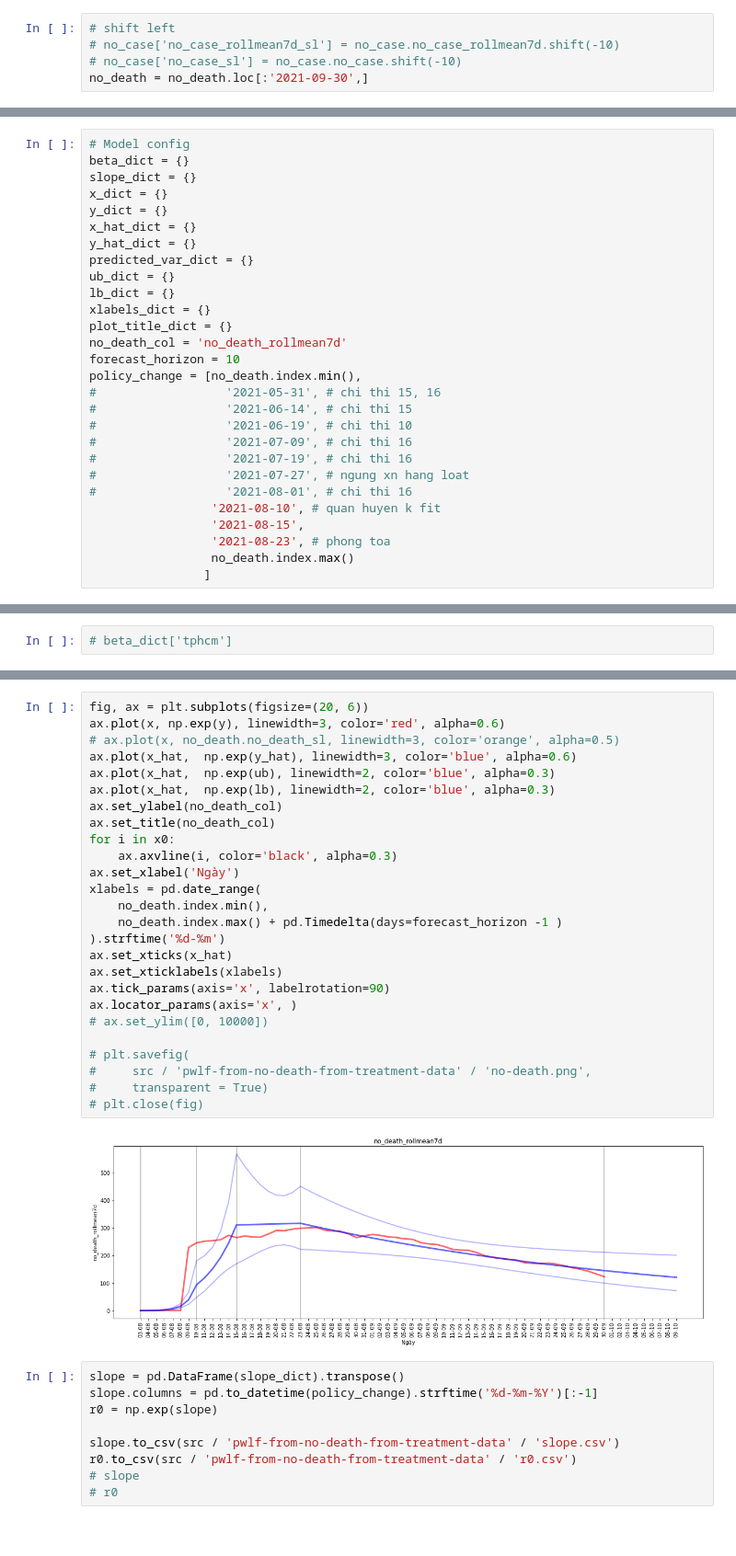
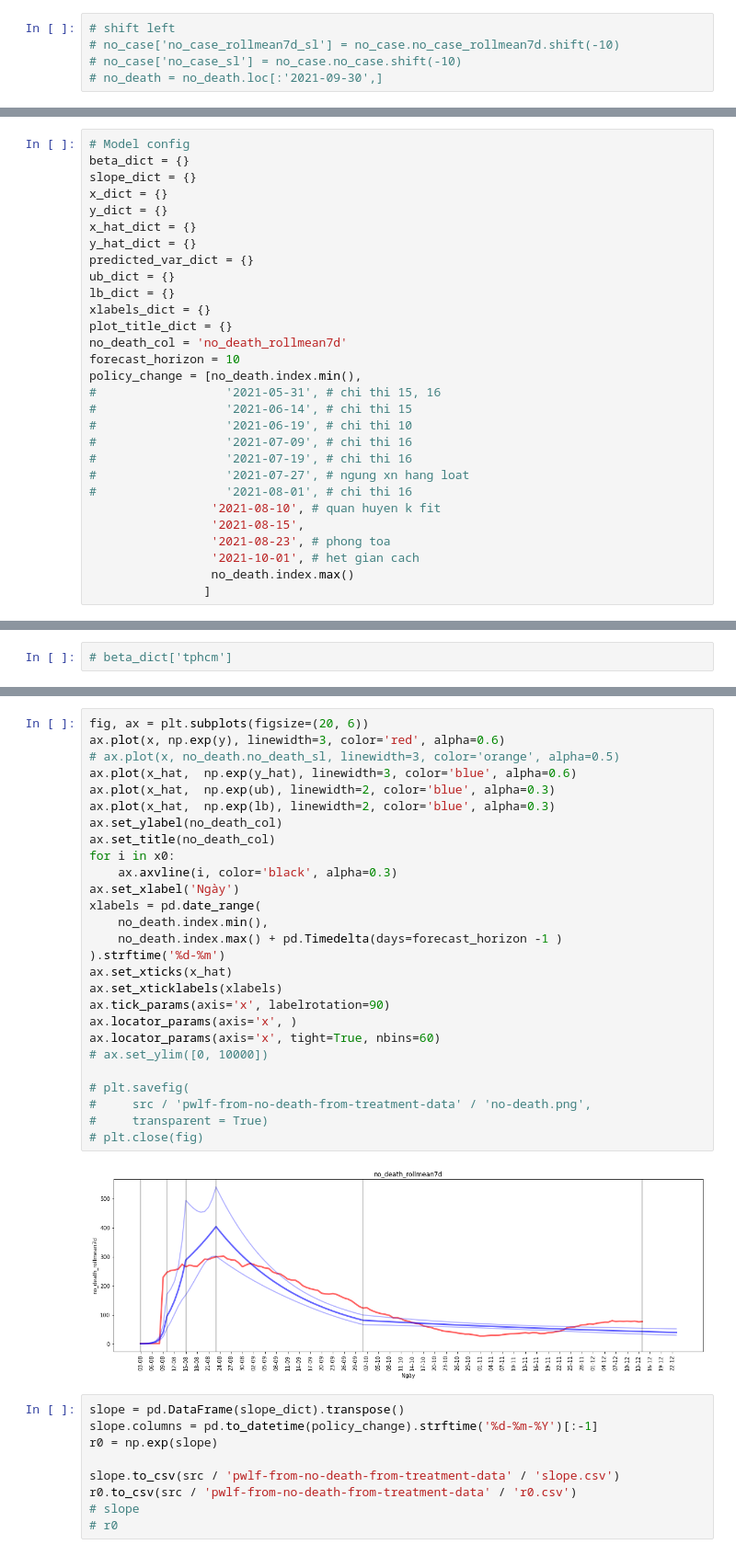
Before and after one commit to pham-k/covid-data-analysis, a Jupyter notebook: notebook/exploratory/pwlf_no_death_from_treatment_data.ipynb, the cells around one changed output, grey strips where cells are left out. Shown: that part at 92% size. Drawn from its saved outputs; the diff is of its cells as text.

```diff
--- a/notebook/exploratory/pwlf_no_death_from_treatment_data.ipynb
+++ b/notebook/exploratory/pwlf_no_death_from_treatment_data.ipynb
@@ -26,5 +26,5 @@ no_death.tail()
 # shift left
 # no_case['no_case_rollmean7d_sl'] = no_case.no_case_rollmean7d.shift(-10)
 # no_case['no_case_sl'] = no_case.no_case.shift(-10)
-no_death = no_death.loc[:'2021-09-30',]
+# no_death = no_death.loc[:'2021-09-30',]
 # %%
@@ -82,6 +74,7 @@ policy_change = [no_death.index.min(),
                  '2021-08-10', # quan huyen k fit
                  '2021-08-15',
                  '2021-08-23', # phong toa
+                 '2021-10-01', # het gian cach
                  no_death.index.max()
                 ]
 # %%
@@ -154,31 +147,32 @@ ax.tick_params(axis='x', labelrotation=90)
 # %%
 fig, ax = plt.subplots(figsize=(20, 6))
 ax.plot(x, np.exp(y), linewidth=3, color='red', alpha=0.6)
 # ax.plot(x, no_death.no_death_sl, linewidth=3, color='orange', alpha=0.5)
 ax.plot(x_hat,  np.exp(y_hat), linewidth=3, color='blue', alpha=0.6)
 ax.plot(x_hat,  np.exp(ub), linewidth=2, color='blue', alpha=0.3)
 ax.plot(x_hat,  np.exp(lb), linewidth=2, color='blue', alpha=0.3)
 ax.set_ylabel(no_death_col)
 ax.set_title(no_death_col)
 for i in x0:
     ax.axvline(i, color='black', alpha=0.3)
 ax.set_xlabel('Ngày')
 xlabels = pd.date_range(
     no_death.index.min(),
     no_death.index.max() + pd.Timedelta(days=forecast_horizon -1 )
 ).strftime('%d-%m')
 ax.set_xticks(x_hat)
 ax.set_xticklabels(xlabels)
 ax.tick_params(axis='x', labelrotation=90)
 ax.locator_params(axis='x', )
+ax.locator_params(axis='x', tight=True, nbins=60)
 # ax.set_ylim([0, 10000])
 
 # plt.savefig(
 #     src / 'pwlf-from-no-death-from-treatment-data' / 'no-death.png',
 #     transparent = True)
 # plt.close(fig)
 # %% [output]
-[figure, old version]
+[figure, new version]
 # %%
 slope = pd.DataFrame(slope_dict).transpose()
 slope.columns = pd.to_datetime(policy_change).strftime('%d-%m-%Y')[:-1]
```
Also changed, not shown: parts of 4 cells of this notebook, 19 other files.
